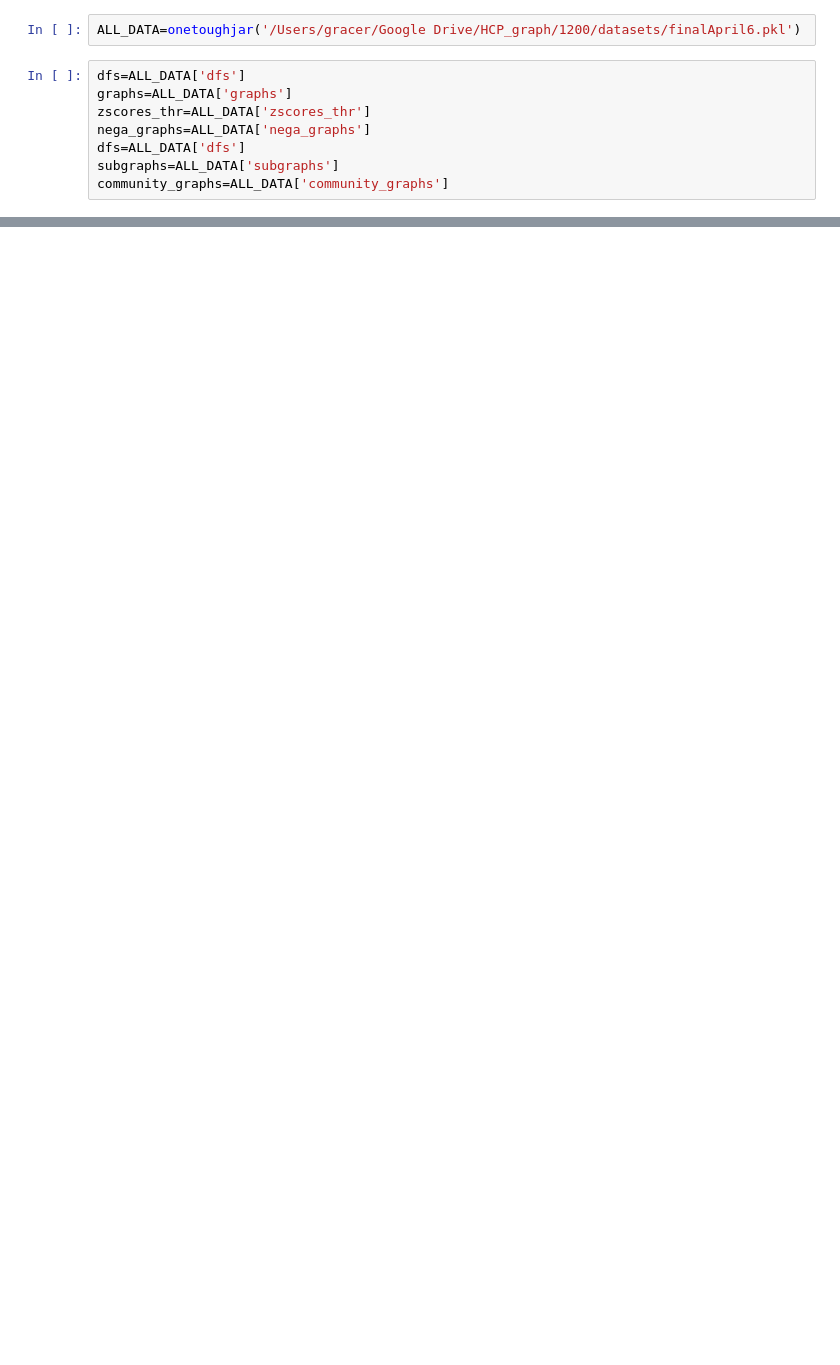
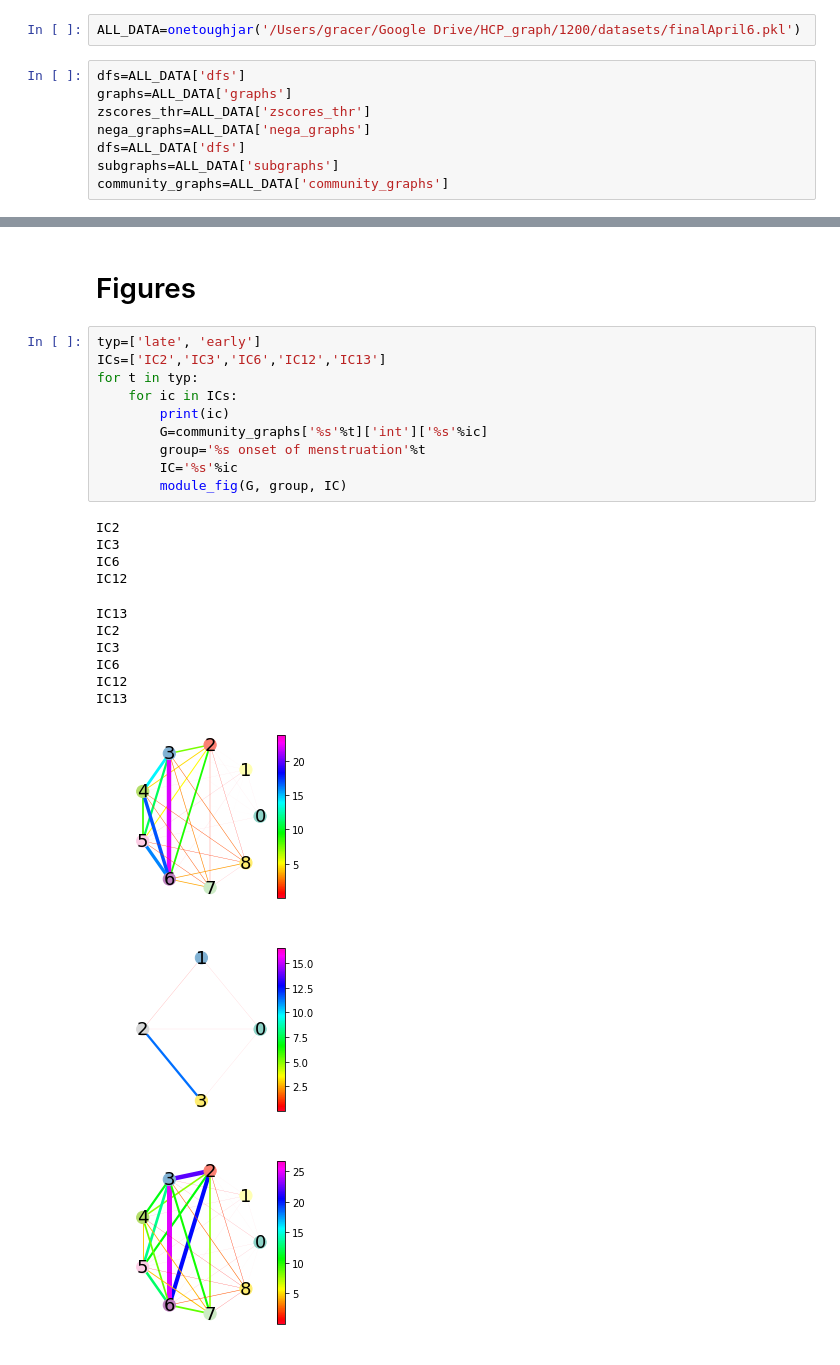
Before and after one commit to grace-shearrer/HCP_puberty, a Jupyter notebook: py/Figures.ipynb, the cells around one changed output, grey strips where cells are left out. Saved outputs shown, nothing was run; the diff lists cells and outputs as text; blank space fills up the shorter version.

```diff
--- a/py/Figures.ipynb
+++ b/py/Figures.ipynb
@@ -319,0 +99,26 @@ community_graphs=ALL_DATA['community_graphs']
+# %% [markdown]
+# Figures
+# %%
+typ=['late', 'early']
+ICs=['IC2','IC3','IC6','IC12','IC13']
+for t in typ:
+    for ic in ICs:
+        print(ic)
+        G=community_graphs['%s'%t]['int']['%s'%ic]
+        group='%s onset of menstruation'%t
+        IC='%s'%ic
+        module_fig(G, group, IC)
+# %% [output]
+IC2
+IC3
+IC6
+IC12
+IC13
+IC2
+IC3
+IC6
+IC12
+IC13
+[figure, added]
+[figure, added]
+[figure, added]
```
Also changed, not shown: parts of 21 cells of this notebook, 1 other file.
